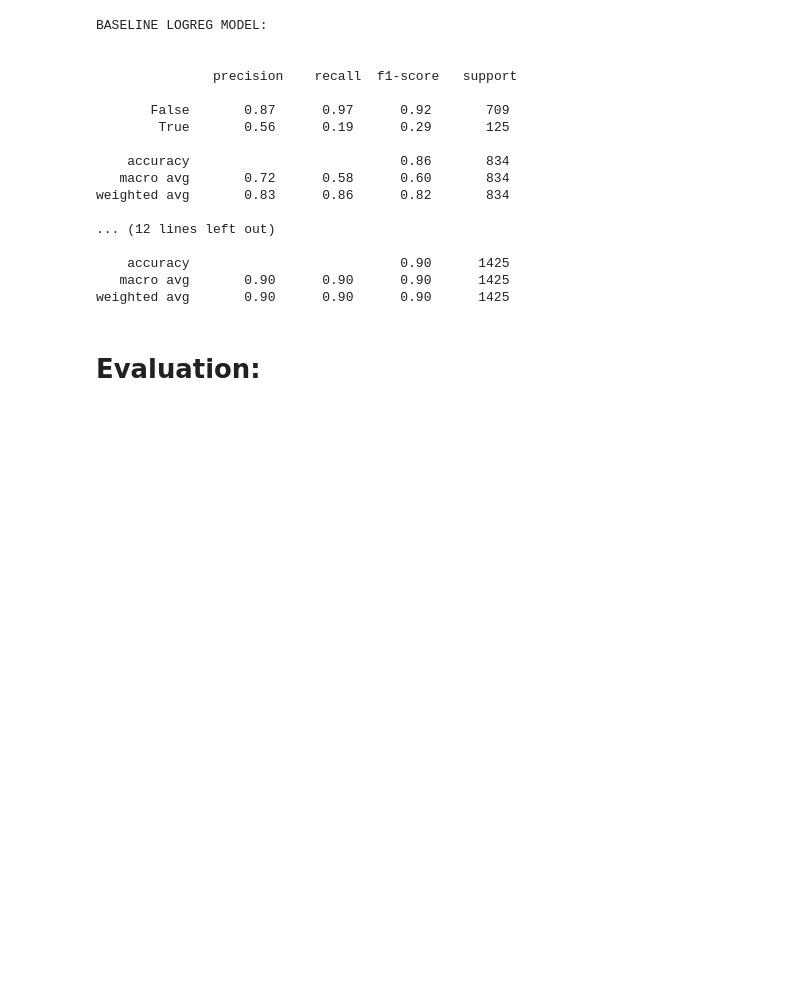
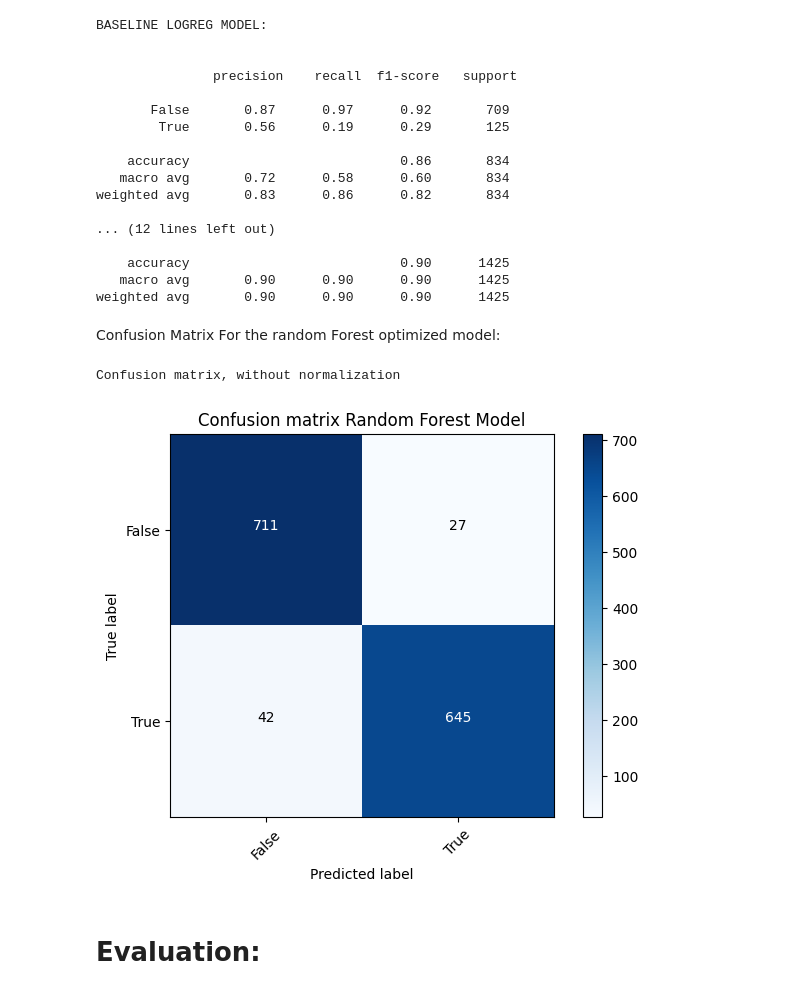
Before and after one commit to IceyPanda23/Phase_3_project, a Jupyter notebook: Project.ipynb, the cells around one changed output. Saved outputs shown, nothing was run; the diff lists cells and outputs as text; code cells hidden in the pictures; blank space fills up the shorter version.

Commit message:
Added Confusion Matrix

```diff
--- a/Project.ipynb
+++ b/Project.ipynb
@@ -863,6 +863,15 @@ weighted avg       0.83      0.86      0.82       834
     accuracy                           0.90      1425
    macro avg       0.90      0.90      0.90      1425
 weighted avg       0.90      0.90      0.90      1425
+# %% [markdown]
+Confusion Matrix For the random Forest optimized model:
+# %%
+cm = confusion_matrix(y_test,y_pred)
+plot_confusion_matrix(cm=cm,classes=['False', 'True'],
+                      title='Confusion matrix Random Forest Model')
+# %% [output]
+Confusion matrix, without normalization
+[figure, added]
 # %% [markdown]
 # Evaluation:
 # %% [markdown]
```
